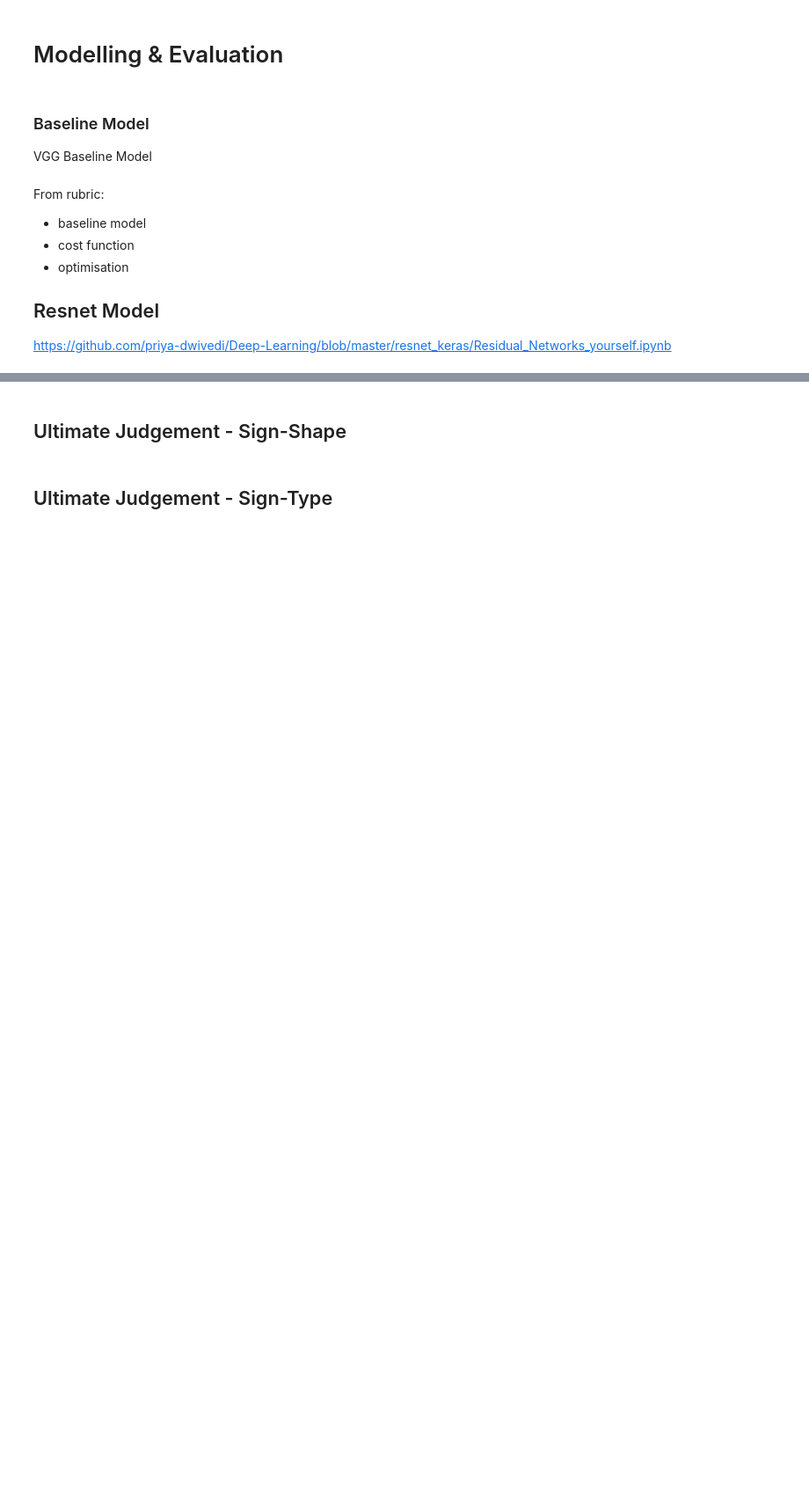
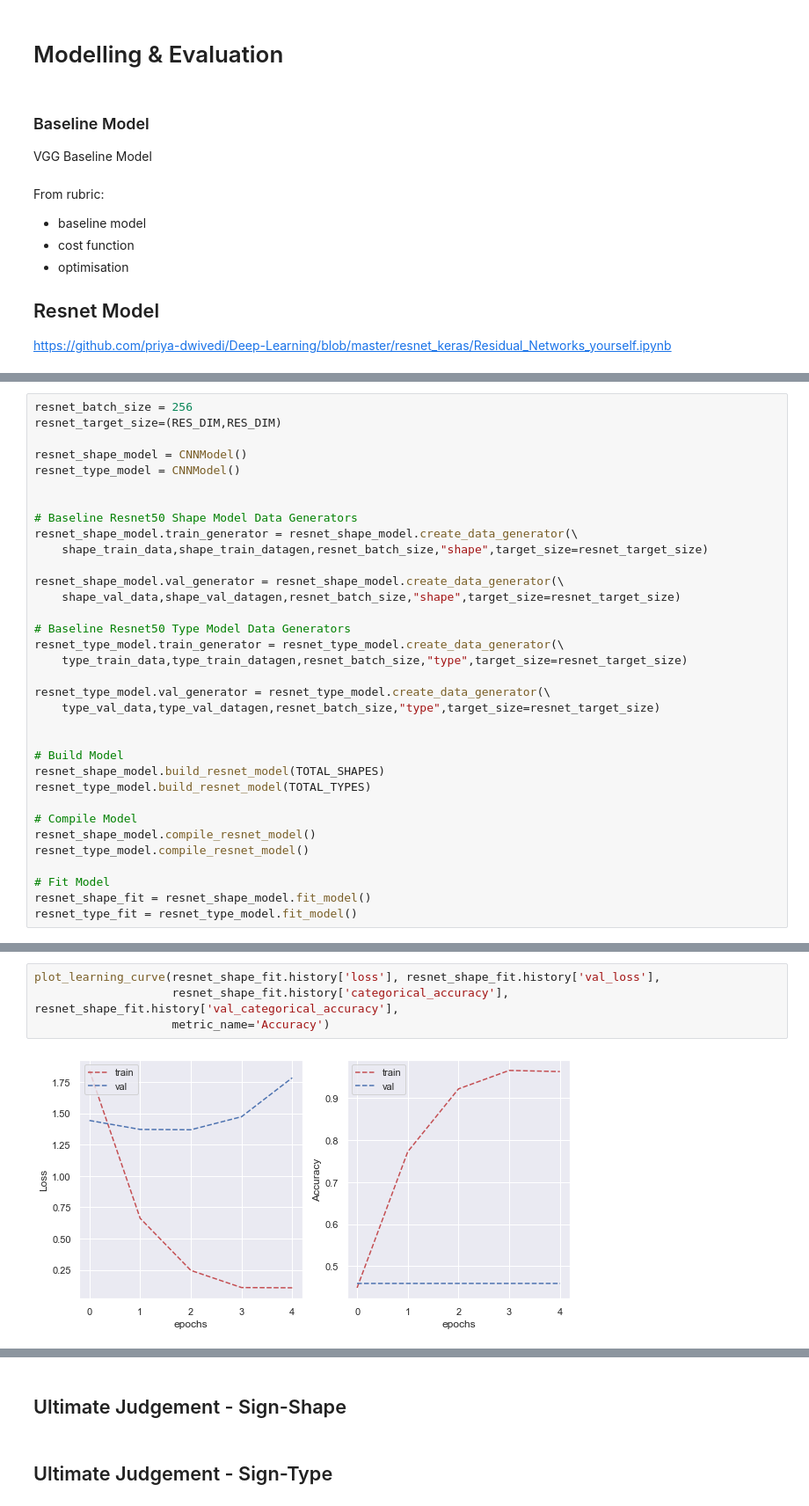
Before and after one commit to s3908818/the_village_idiots, a Jupyter notebook: MLA2.ipynb, the cells around one changed output, grey strips where cells are left out. Shown at 88% size. Cells and saved outputs as stored; diff of their text form; blank space fills up the shorter version.

```diff
--- a/MLA2.ipynb
+++ b/MLA2.ipynb
@@ -531,0 +502,34 @@ plt.show()
+# %%
+resnet_batch_size = 256
+resnet_target_size=(RES_DIM,RES_DIM)
+
+resnet_shape_model = CNNModel()
+resnet_type_model = CNNModel()
+
+
+# Baseline Resnet50 Shape Model Data Generators
+resnet_shape_model.train_generator = resnet_shape_model.create_data_generator(\
+    shape_train_data,shape_train_datagen,resnet_batch_size,"shape",target_size=resnet_target_size)
+
+resnet_shape_model.val_generator = resnet_shape_model.create_data_generator(\
+    shape_val_data,shape_val_datagen,resnet_batch_size,"shape",target_size=resnet_target_size)
+
+# Baseline Resnet50 Type Model Data Generators
+resnet_type_model.train_generator = resnet_type_model.create_data_generator(\
+    type_train_data,type_train_datagen,resnet_batch_size,"type",target_size=resnet_target_size)
+
+resnet_type_model.val_generator = resnet_type_model.create_data_generator(\
+    type_val_data,type_val_datagen,resnet_batch_size,"type",target_size=resnet_target_size)
+
+
+# Build Model
+resnet_shape_model.build_resnet_model(TOTAL_SHAPES)
+resnet_type_model.build_resnet_model(TOTAL_TYPES)
+
+# Compile Model
+resnet_shape_model.compile_resnet_model()
+resnet_type_model.compile_resnet_model()
+
+# Fit Model
+resnet_shape_fit = resnet_shape_model.fit_model()
+resnet_type_fit = resnet_type_model.fit_model()
@@ -531,0 +565,6 @@ plt.show()
+# %%
+plot_learning_curve(resnet_shape_fit.history['loss'], resnet_shape_fit.history['val_loss'],
+                    resnet_shape_fit.history['categorical_accuracy'], resnet_shape_fit.history['val_categorical_accuracy'],
+                    metric_name='Accuracy')
+# %% [output]
+[figure, added]
```
Also changed, not shown: parts of 18 cells of this notebook, 2 other files.
